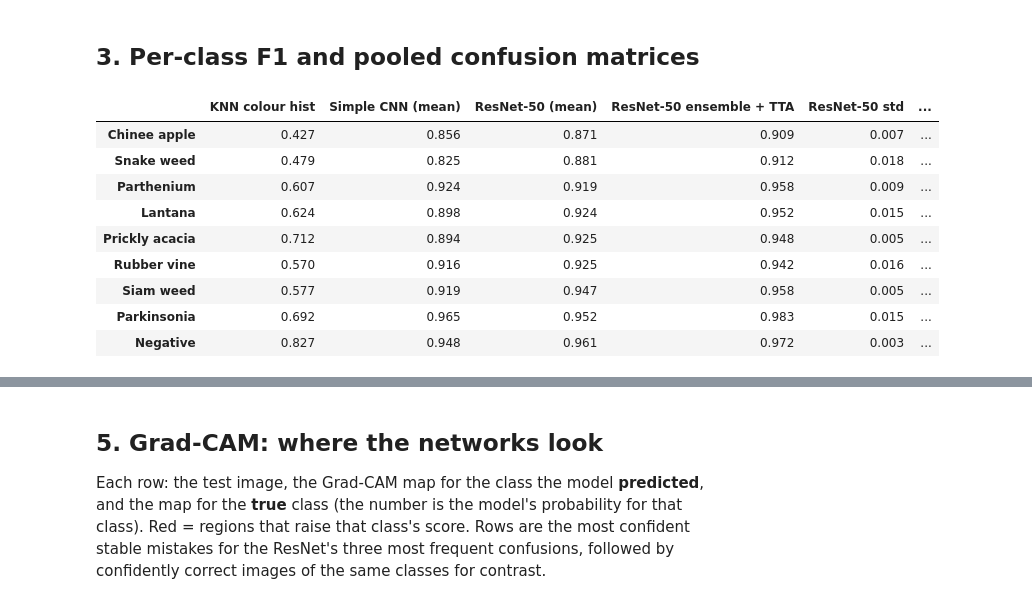
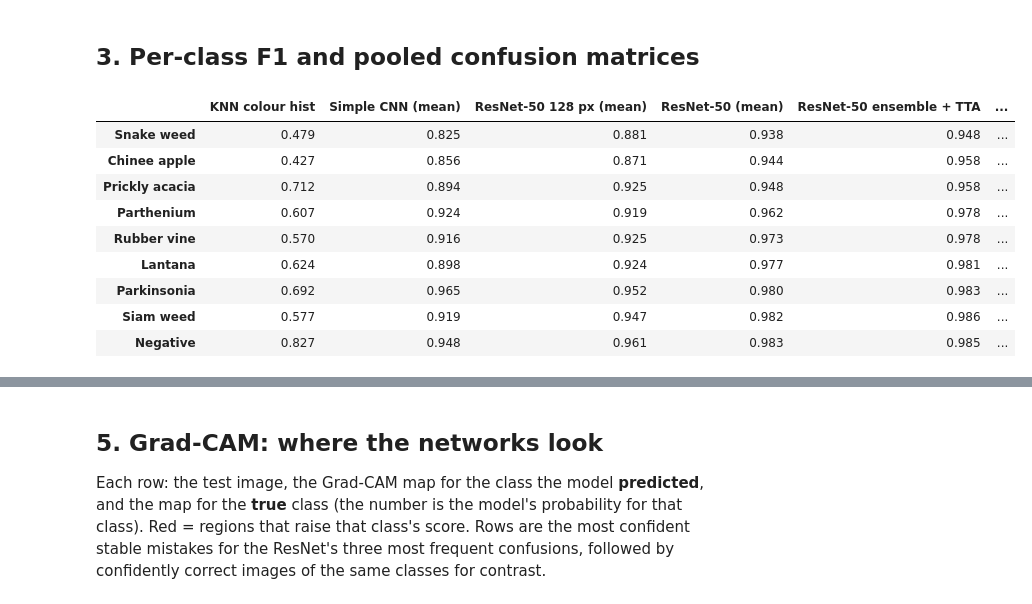
Before and after one commit to n0irrr/NotThatKindOfWeedsCS3244, a Jupyter notebook: notebooks/05_error_analysis.ipynb, the cells around one changed output, grey strips where cells are left out. Cells and saved outputs as stored; diff of their text form; code cells hidden in the pictures.

```diff
--- a/notebooks/05_error_analysis.ipynb
+++ b/notebooks/05_error_analysis.ipynb
@@ -166,29 +214,30 @@ fig.savefig(FIG_DIR / 'augmentation_curves.png', bbox_inches='tight')
 # %%
 knn_pc = metrics('knn_hist' + SPLIT)['splits']['test']['model']['per_class']
 ens_pc = metrics(f'{RESNET}_tta_test')['results']['ensemble + TTA']['per_class']
 per_class = pd.DataFrame({
     'KNN colour hist': {c: knn_pc[c]['f1'] for c in CLASSES},
     'Simple CNN (mean)': {c: v['mean'] for c, v in metrics(f'{CNN}_seeds')['per_class_test_f1'].items()},
+    'ResNet-50 128 px (mean)': {c: v['mean'] for c, v in metrics(f'{RESNET128}_seeds')['per_class_test_f1'].items()},
     'ResNet-50 (mean)': {c: v['mean'] for c, v in metrics(f'{RESNET}_seeds')['per_class_test_f1'].items()},
     'ResNet-50 ensemble + TTA': {c: ens_pc[c]['f1'] for c in CLASSES},
     'ResNet-50 std': {c: v['std'] for c, v in metrics(f'{RESNET}_seeds')['per_class_test_f1'].items()},
     'test images': {c: knn_pc[c]['support'] for c in CLASSES},
 }).loc[CLASSES]
-ax = per_class.iloc[:, :4].plot.bar(figsize=(10, 3.6), width=0.8, rot=30)
-ax.set_ylabel('test F1'); ax.set_ylim(0, 1); ax.legend(fontsize=8, loc='lower left')
+ax = per_class.iloc[:, :5].plot.bar(figsize=(10, 3.6), width=0.8, rot=30)
+ax.set_ylabel('test F1 (224 px unless marked)'); ax.set_ylim(0, 1); ax.legend(fontsize=8, loc='lower left')
 plt.tight_layout(); plt.savefig(FIG_DIR / 'per_class_f1.png', bbox_inches='tight')
 per_class.sort_values('ResNet-50 (mean)')
 # %% [output]
-|  | KNN colour hist | Simple CNN (mean) | ResNet-50 (mean) | ResNet-50 ensemble + TTA | ResNet-50 std | ... |
-| Chinee apple | 0.427 | 0.856 | 0.871 | 0.909 | 0.007 | ... |
-| Snake weed | 0.479 | 0.825 | 0.881 | 0.912 | 0.018 | ... |
-| Parthenium | 0.607 | 0.924 | 0.919 | 0.958 | 0.009 | ... |
-| Lantana | 0.624 | 0.898 | 0.924 | 0.952 | 0.015 | ... |
-| Prickly acacia | 0.712 | 0.894 | 0.925 | 0.948 | 0.005 | ... |
-| Rubber vine | 0.570 | 0.916 | 0.925 | 0.942 | 0.016 | ... |
-| Siam weed | 0.577 | 0.919 | 0.947 | 0.958 | 0.005 | ... |
-| Parkinsonia | 0.692 | 0.965 | 0.952 | 0.983 | 0.015 | ... |
-| Negative | 0.827 | 0.948 | 0.961 | 0.972 | 0.003 | ... |
+|  | KNN colour hist | Simple CNN (mean) | ResNet-50 128 px (mean) | ResNet-50 (mean) | ResNet-50 ensemble + TTA | ... |
+| Snake weed | 0.479 | 0.825 | 0.881 | 0.938 | 0.948 | ... |
+| Chinee apple | 0.427 | 0.856 | 0.871 | 0.944 | 0.958 | ... |
+| Prickly acacia | 0.712 | 0.894 | 0.925 | 0.948 | 0.958 | ... |
+| Parthenium | 0.607 | 0.924 | 0.919 | 0.962 | 0.978 | ... |
+| Rubber vine | 0.570 | 0.916 | 0.925 | 0.973 | 0.978 | ... |
+| Lantana | 0.624 | 0.898 | 0.924 | 0.977 | 0.981 | ... |
+| Parkinsonia | 0.692 | 0.965 | 0.952 | 0.980 | 0.983 | ... |
+| Siam weed | 0.577 | 0.919 | 0.947 | 0.982 | 0.986 | ... |
+| Negative | 0.827 | 0.948 | 0.961 | 0.983 | 0.985 | ... |
 # %%
 for prefix in (RESNET, CNN):
     print(prefix, '- top mistakes, mean count per run (true -> pred):')
```
Also changed, not shown: parts of 16 cells of this notebook, 51 other files.
